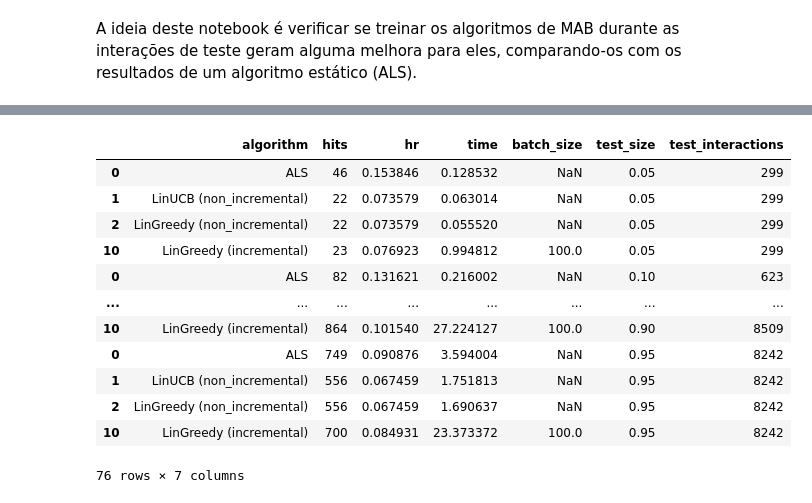
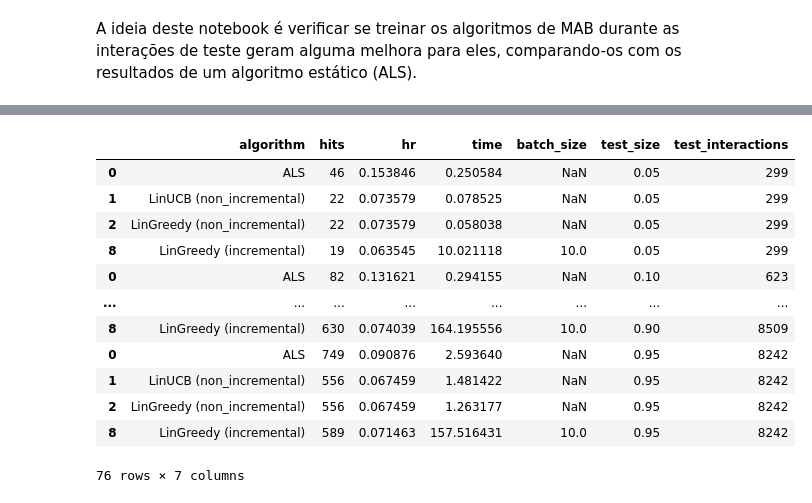
Before and after one commit to GregorioFornetti/Estudos-MAB, a Jupyter notebook: mab2rec/testes_incremental_training.ipynb, the cells around one changed output, grey strips where cells are left out. Drawn from its saved outputs; the diff is of its cells as text; code cells hidden in the pictures.

Commit message:
atualizacao resultados incrementais

```diff
--- a/mab2rec/testes_incremental_training.ipynb
+++ b/mab2rec/testes_incremental_training.ipynb
@@ -148,8 +149,16 @@ def test(train_size, batchs_sizes):
     print('\nTesting incremental\n')
 
     for batch_size in batchs_sizes:
+        print('Treinando o modelo LinUCB')
+        linUCB_model = BanditRecommender(learning_policy=LearningPolicy.LinUCB(), top_k=10)
+        train(linUCB_model, data=df_train, user_features=df_user_features)
+
         hits, hr, spent_time = test_incremental(linUCB_model, 'LinUCB', df_user_features, df_test, df_test_for_evaluation, batch_size)
         results.append({'algorithm': 'LinUCB (incremental)', 'hits': hits, 'hr': hr, 'time': spent_time, 'batch_size': batch_size})
+
+        print('Treinando o modelo LinGreedy')
+        linGreedy_model = BanditRecommender(learning_policy=LearningPolicy.LinGreedy(), top_k=10)
+        train(linGreedy_model, data=df_train, user_features=df_user_features)
 
         hits, hr, spent_time = test_incremental(linGreedy_model, 'LinGreedy', df_user_features, df_test, df_test_for_evaluation, batch_size)
         results.append({'algorithm': 'LinGreedy (incremental)', 'hits': hits, 'hr': hr, 'time': spent_time, 'batch_size': batch_size})
@@ -166,6 +175,8 @@ batch_sizes = [1, 5, 10, 100, 1000]
 for train_size in train_sizes:
     df_results = test(train_size, batch_sizes)
     df_results.to_csv(f'results/results_{str(train_size)[2:]}.csv', index=False)
+# %%
+train_sizes = [0.95, 0.90, 0.85, 0.80, 0.75, 0.70, 0.65, 0.60, 0.55, 0.50, 0.45, 0.40, 0.35, 0.30, 0.25, 0.20, 0.15, 0.10, 0.05]
 # %%
 all_dfs = []
 
@@ -239,24 +251,24 @@ fig.write_html('results/time_x_test_size_incremental_batch_size.html')
 # %%
 df_results_filtered = df_results[
     (df_results['algorithm'] == 'LinUCB (non_incremental)') |
     (df_results['algorithm'] == 'LinGreedy (non_incremental)') |
     (df_results['algorithm'] == 'ALS') |
-    ((df_results['algorithm'] == 'LinGreedy (incremental)') & (df_results['batch_size'] == 100.0))
+    ((df_results['algorithm'] == 'LinGreedy (incremental)') & (df_results['batch_size'] == 10.0))
 ]
 df_results_filtered
 # %% [output]
 |  | algorithm | hits | hr | time | batch_size | test_size | test_interactions |
-| 0 | ALS | 46 | 0.153846 | 0.128532 | NaN | 0.05 | 299 |
-| 1 | LinUCB (non_incremental) | 22 | 0.073579 | 0.063014 | NaN | 0.05 | 299 |
-| 2 | LinGreedy (non_incremental) | 22 | 0.073579 | 0.055520 | NaN | 0.05 | 299 |
-| 10 | LinGreedy (incremental) | 23 | 0.076923 | 0.994812 | 100.0 | 0.05 | 299 |
-| 0 | ALS | 82 | 0.131621 | 0.216002 | NaN | 0.10 | 623 |
+| 0 | ALS | 46 | 0.153846 | 0.250584 | NaN | 0.05 | 299 |
+| 1 | LinUCB (non_incremental) | 22 | 0.073579 | 0.078525 | NaN | 0.05 | 299 |
+| 2 | LinGreedy (non_incremental) | 22 | 0.073579 | 0.058038 | NaN | 0.05 | 299 |
+| 8 | LinGreedy (incremental) | 19 | 0.063545 | 10.021118 | 10.0 | 0.05 | 299 |
+| 0 | ALS | 82 | 0.131621 | 0.294155 | NaN | 0.10 | 623 |
 | ... | ... | ... | ... | ... | ... | ... | ... |
-| 10 | LinGreedy (incremental) | 864 | 0.101540 | 27.224127 | 100.0 | 0.90 | 8509 |
-| 0 | ALS | 749 | 0.090876 | 3.594004 | NaN | 0.95 | 8242 |
-| 1 | LinUCB (non_incremental) | 556 | 0.067459 | 1.751813 | NaN | 0.95 | 8242 |
-| 2 | LinGreedy (non_incremental) | 556 | 0.067459 | 1.690637 | NaN | 0.95 | 8242 |
-| 10 | LinGreedy (incremental) | 700 | 0.084931 | 23.373372 | 100.0 | 0.95 | 8242 |
+| 8 | LinGreedy (incremental) | 630 | 0.074039 | 164.195556 | 10.0 | 0.90 | 8509 |
+| 0 | ALS | 749 | 0.090876 | 2.593640 | NaN | 0.95 | 8242 |
+| 1 | LinUCB (non_incremental) | 556 | 0.067459 | 1.481422 | NaN | 0.95 | 8242 |
+| 2 | LinGreedy (non_incremental) | 556 | 0.067459 | 1.263177 | NaN | 0.95 | 8242 |
+| 8 | LinGreedy (incremental) | 589 | 0.071463 | 157.516431 | 10.0 | 0.95 | 8242 |
 76 rows × 7 columns
 # %%
 fig = px.line(df_results_filtered, x="test_size", y="hr", color='algorithm', title='HR x Test size')
```
Also changed, not shown: parts of 4 cells of this notebook, 23 other files.
